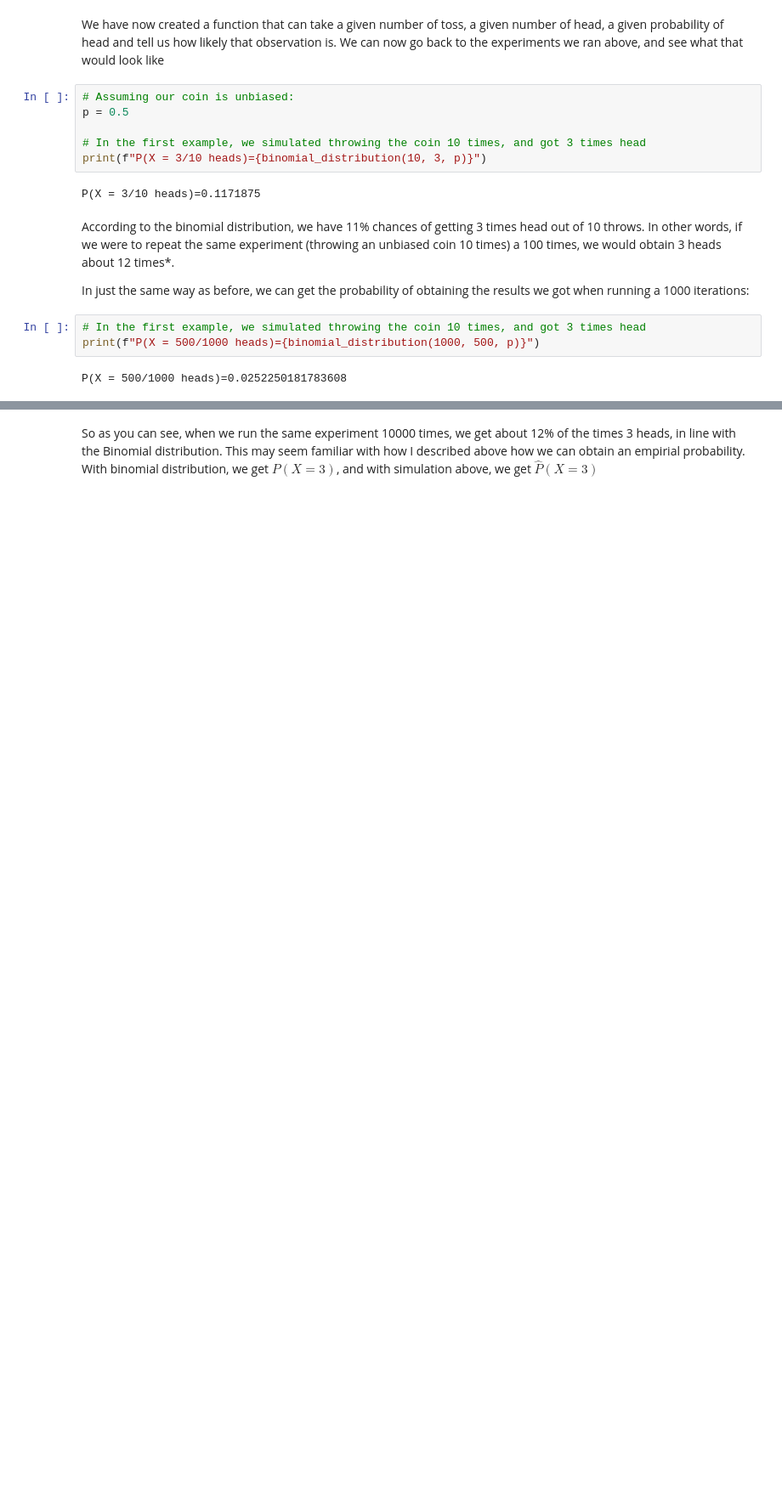
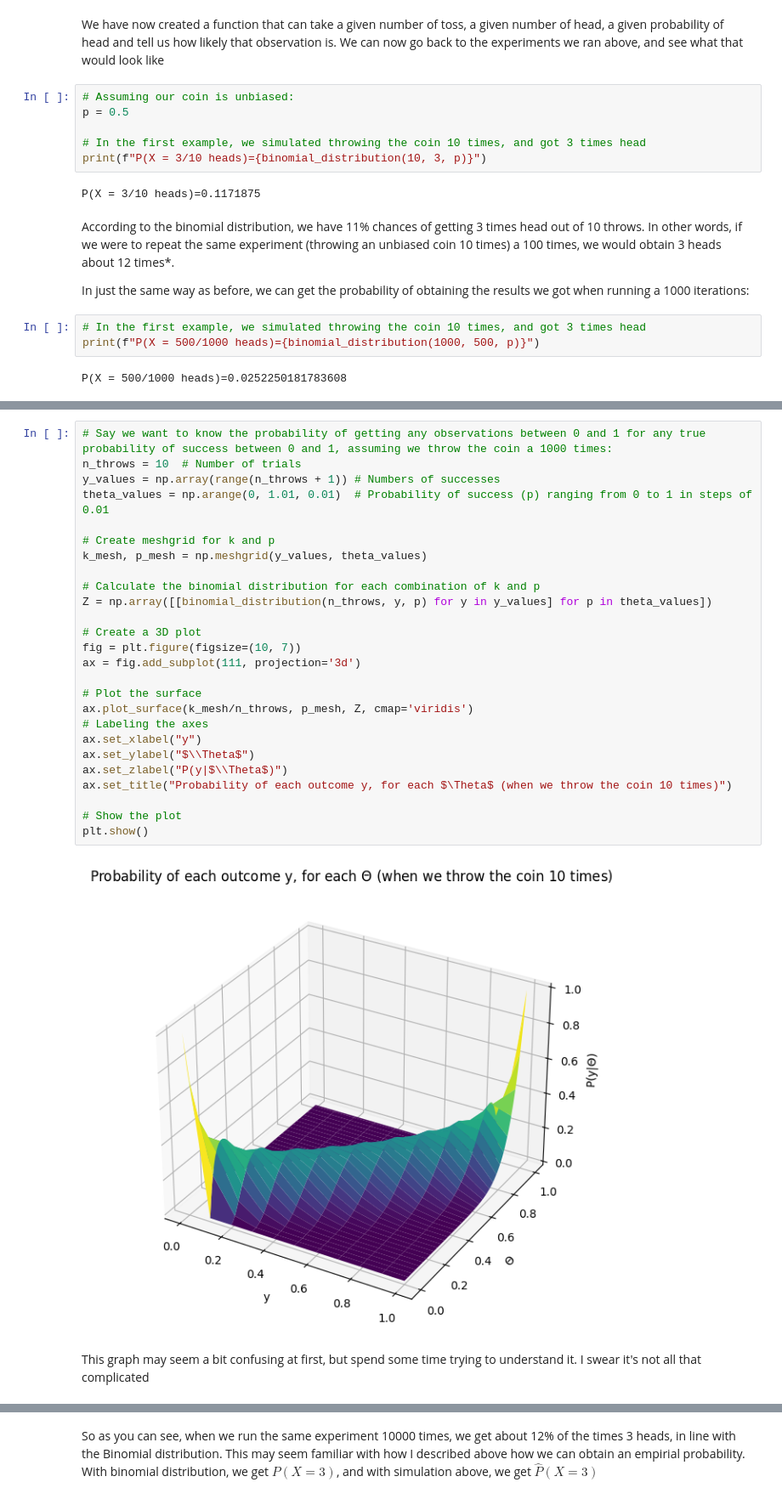
Before and after one commit to AlexLepauvre/variation_laplace_for_dummies, a Jupyter notebook: VariationalLaplaceForDummies/_build/html/_sources/BayesianStatistics.ipynb, the cells around one changed output, grey strips where cells are left out. Shown at 85% size. Saved outputs shown, nothing was run; the diff lists cells and outputs as text; blank space fills up the shorter version.

```diff
--- a/VariationalLaplaceForDummies/_build/html/_sources/BayesianStatistics.ipynb
+++ b/VariationalLaplaceForDummies/_build/html/_sources/BayesianStatistics.ipynb
@@ -403,0 +538,30 @@ Error:
+# %%
+# Say we want to know the probability of getting any observations between 0 and 1 for any true probability of success between 0 and 1, assuming we throw the coin a 1000 times:
+n_throws = 10  # Number of trials
+y_values = np.array(range(n_throws + 1)) # Numbers of successes
+theta_values = np.arange(0, 1.01, 0.01)  # Probability of success (p) ranging from 0 to 1 in steps of 0.01
+
+# Create meshgrid for k and p
+k_mesh, p_mesh = np.meshgrid(y_values, theta_values)
+
+# Calculate the binomial distribution for each combination of k and p
+Z = np.array([[binomial_distribution(n_throws, y, p) for y in y_values] for p in theta_values])
+
+# Create a 3D plot
+fig = plt.figure(figsize=(10, 7))
+ax = fig.add_subplot(111, projection='3d')
+
+# Plot the surface
+ax.plot_surface(k_mesh/n_throws, p_mesh, Z, cmap='viridis')
+# Labeling the axes
+ax.set_xlabel("y")
+ax.set_ylabel("$\\Theta$")
+ax.set_zlabel("P(y|$\\Theta$)")
+ax.set_title("Probability of each outcome y, for each $\Theta$ (when we throw the coin 10 times)")
+
+# Show the plot
+plt.show()
+# %% [output]
+[figure, added]
+# %% [markdown]
+This graph may seem a bit confusing at first, but spend some time trying to understand it. I swear it's not all that complicated
```
Also changed, not shown: parts of 33 cells of this notebook, 13 other files.
